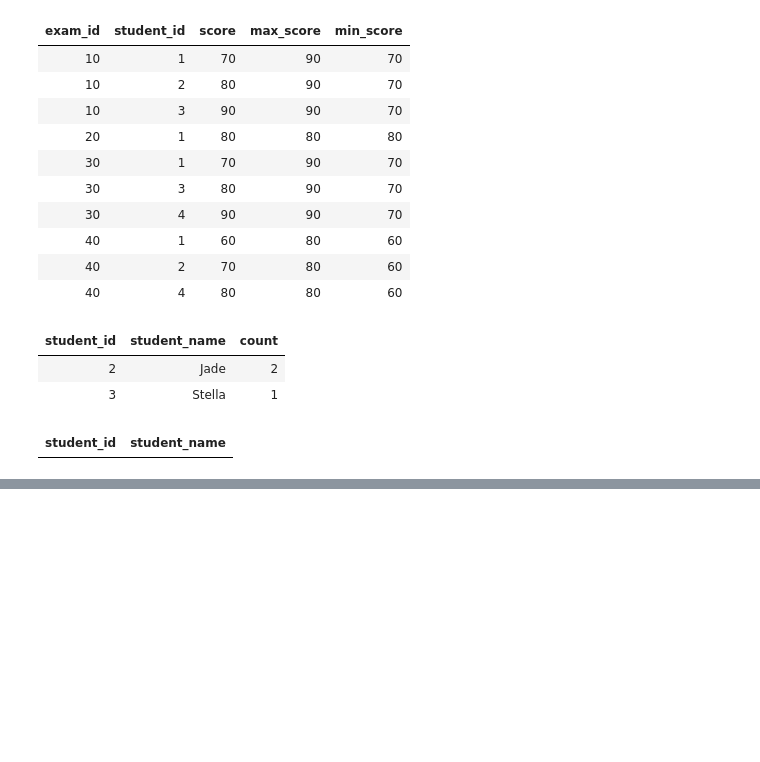
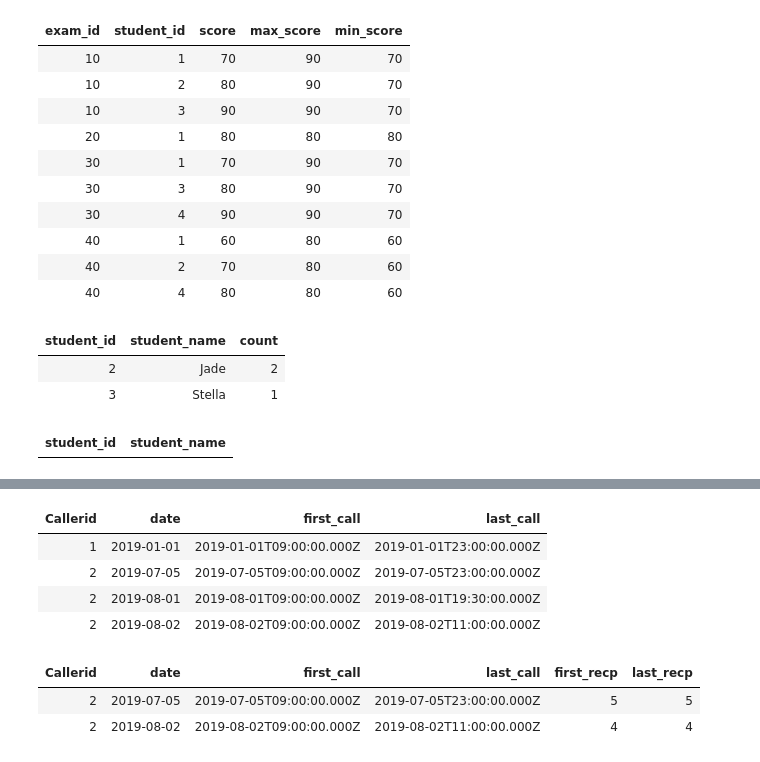
Before and after one commit to Rupam-1/SQL-Pyspark-practise_youtube, a Jupyter notebook: 05. PYSPARK - Part3.ipynb, the cells around one changed output, grey strips where cells are left out. Drawn from its saved outputs; the diff is of its cells as text; code cells hidden in the pictures; blank space fills up the shorter version.

```diff
--- a/05. PYSPARK - Part3.ipynb
+++ b/05. PYSPARK - Part3.ipynb
@@ -361,0 +416,40 @@ final_df1.display()
+# %%
+from pyspark.sql.functions import *
+from pyspark.sql.window import Window
+
+df = phonelog_df.withColumn(
+    "date",
+    date_format(col("Datecalled"), "yyyy-MM-dd")
+).groupBy(
+    col("Callerid"), col("date")
+).agg(
+    min(col("Datecalled")).alias("first_call"),
+    max(col("Datecalled")).alias("last_call")
+)
+final_df = df.alias("d").join(
+    phonelog_df.alias("p"),
+    (col("p.Callerid") == col("d.Callerid")) & (col("p.Datecalled") == col("d.first_call"))
+).join(
+    phonelog_df.alias("p1"),
+    (col("p1.Callerid") == col("d.Callerid")) & (col("p1.Datecalled") == col("d.last_call"))
+).select(
+    col("d.*"),
+    col("p.Recipientid").alias("first_recp"),
+    col("p1.Recipientid").alias("last_recp")
+).filter(
+    col("first_recp") == col("last_recp")
+).orderBy(
+    col("Callerid"),
+)
+
+df.display()
+final_df.display()
+# %% [output]
+| Callerid | date | first_call | last_call |
+| 1 | 2019-01-01 | 2019-01-01T09:00:00.000Z | 2019-01-01T23:00:00.000Z |
+| 2 | 2019-07-05 | 2019-07-05T09:00:00.000Z | 2019-07-05T23:00:00.000Z |
+| 2 | 2019-08-01 | 2019-08-01T09:00:00.000Z | 2019-08-01T19:30:00.000Z |
+| 2 | 2019-08-02 | 2019-08-02T09:00:00.000Z | 2019-08-02T11:00:00.000Z |
+| Callerid | date | first_call | last_call | first_recp | last_recp |
+| 2 | 2019-07-05 | 2019-07-05T09:00:00.000Z | 2019-07-05T23:00:00.000Z | 5 | 5 |
+| 2 | 2019-08-02 | 2019-08-02T09:00:00.000Z | 2019-08-02T11:00:00.000Z | 4 | 4 |
```
Also changed, not shown: parts of 2 cells of this notebook, 1 other file.
